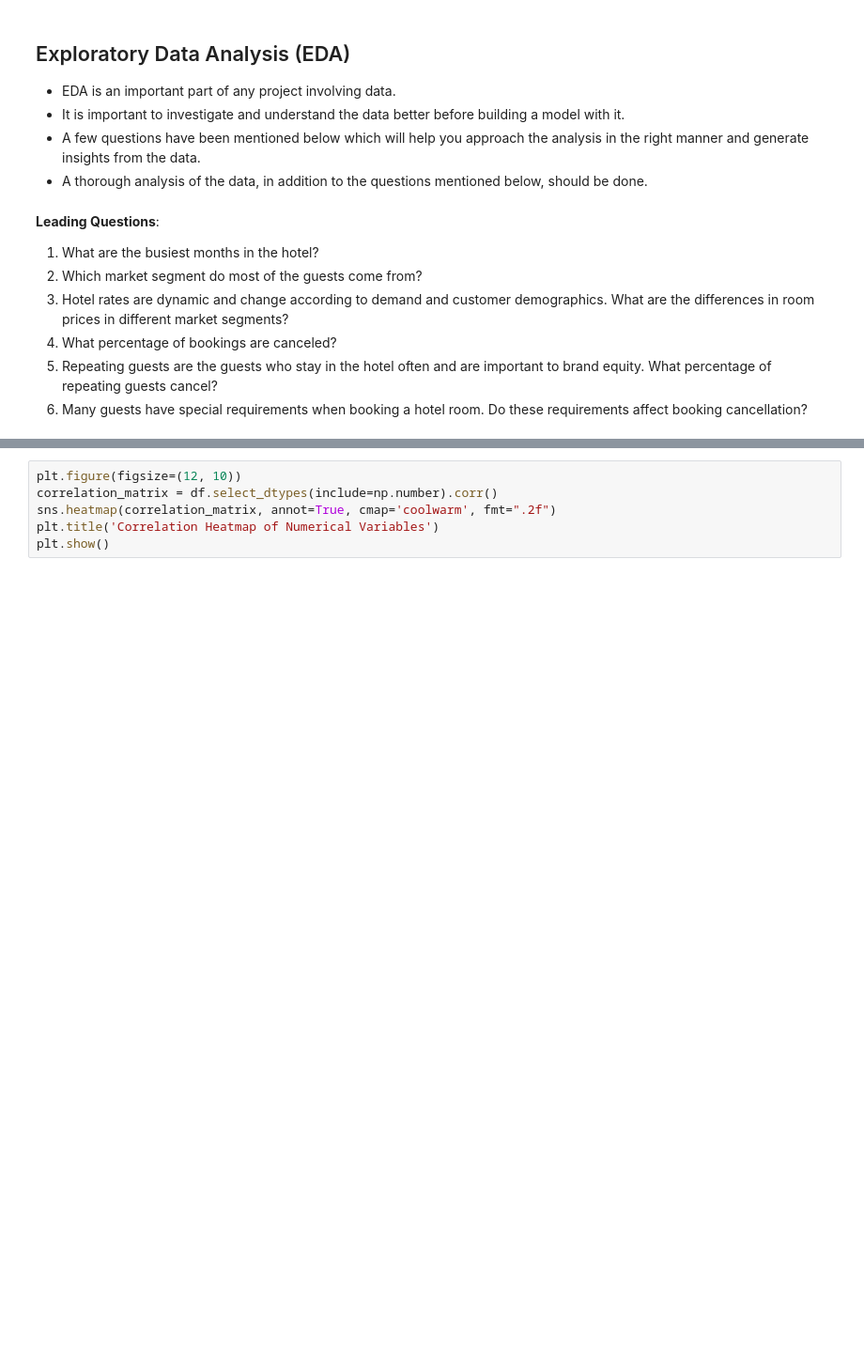
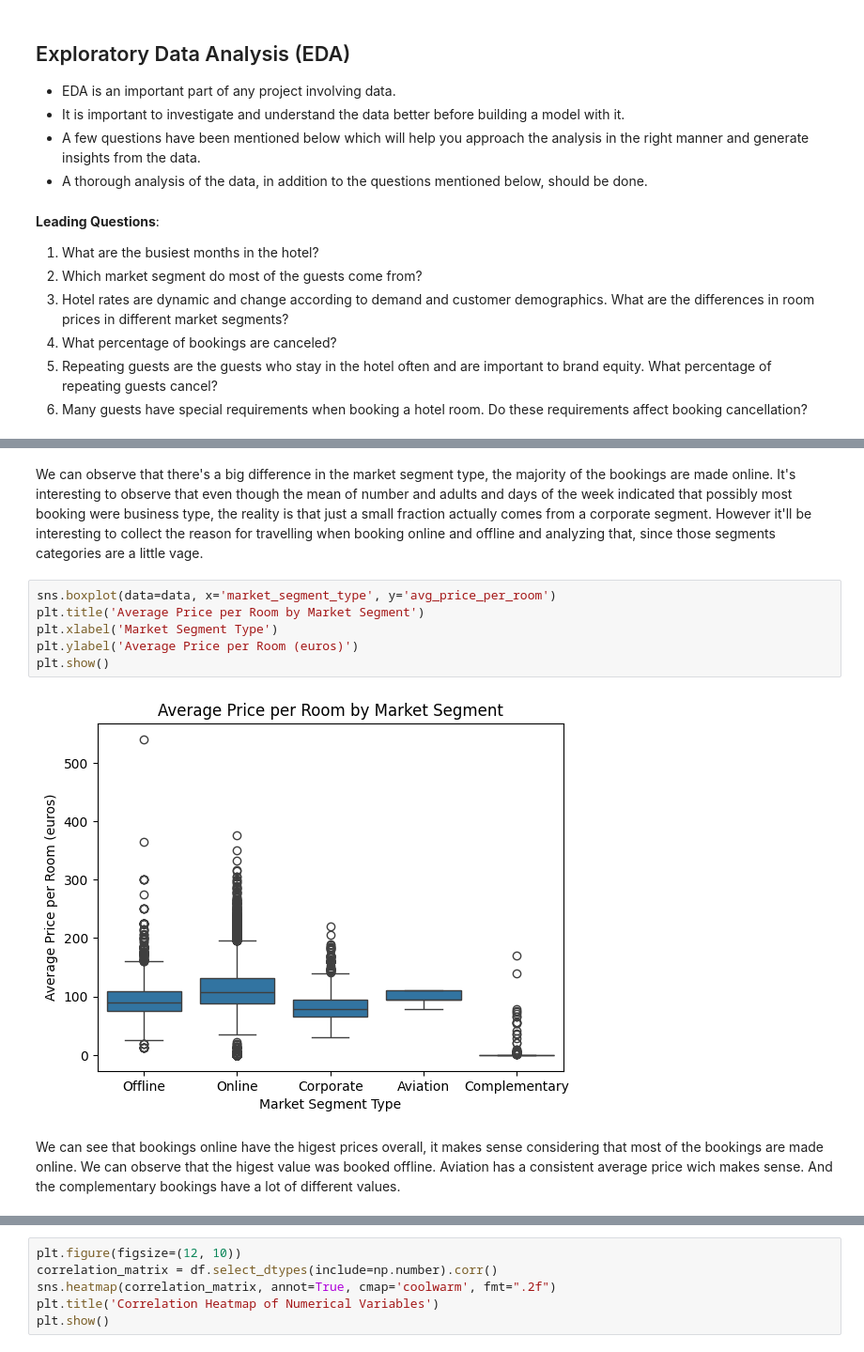
Before and after one commit to zyangarduno/Hotel-Booking-Cancelation-Prediction, a Jupyter notebook: Project_SLC_DSBA_INNHotels_FullCode.ipynb, the cells around one changed output, grey strips where cells are left out. Shown at 94% size. Saved outputs shown, nothing was run; the diff lists cells and outputs as text; blank space fills up the shorter version.

```diff
--- a/Project_SLC_DSBA_INNHotels_FullCode.ipynb
+++ b/Project_SLC_DSBA_INNHotels_FullCode.ipynb
@@ -232,0 +310,12 @@ plt.show()
+# %% [markdown]
+We can observe that there's a big difference in the market segment type, the majority of the bookings are made online. It's interesting to observe that even though the mean of number and adults and days of the week indicated that possibly most booking were business type, the reality is that just a small fraction actually comes from a corporate segment. However it'll be interesting to collect the reason for travelling when booking online and offline and analyzing that, since those segments categories are a little vage.
+# %%
+sns.boxplot(data=data, x='market_segment_type', y='avg_price_per_room')
+plt.title('Average Price per Room by Market Segment')
+plt.xlabel('Market Segment Type')
+plt.ylabel('Average Price per Room (euros)')
+plt.show()
+# %% [output]
+[figure, added]
+# %% [markdown]
+We can see that bookings online have the higest prices overall, it makes sense considering that most of the bookings are made online. We can observe that the higest value was booked offline. Aviation has a consistent average price wich makes sense. And the complementary bookings have a lot of different values.
```
Also changed, not shown: parts of 171 cells of this notebook.
